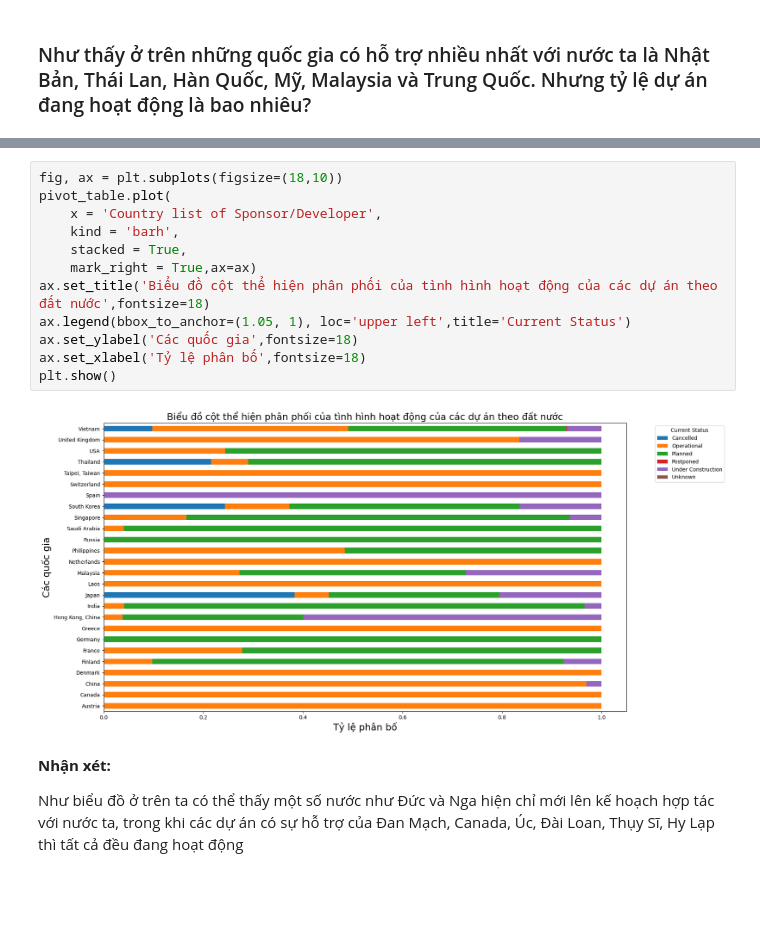
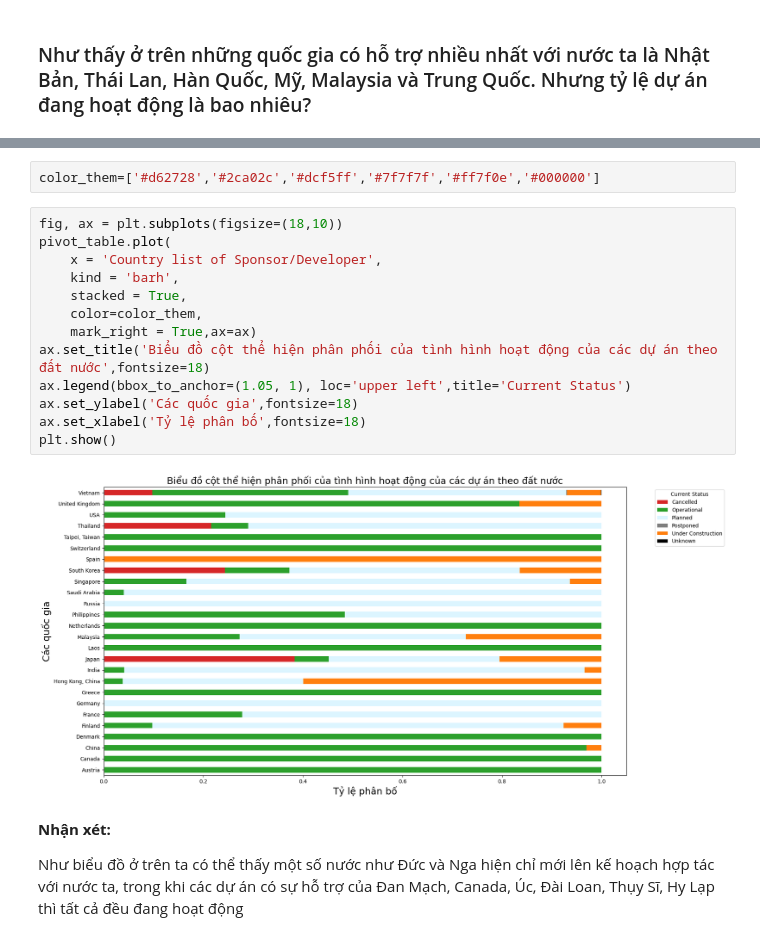
Before and after one commit to JustKidding2K/P4DS_FinalProject, a Jupyter notebook: Source.ipynb, the cells around one changed output, grey strips where cells are left out. Saved outputs shown, nothing was run; the diff lists cells and outputs as text; blank space fills up the shorter version.

```diff
--- a/Source.ipynb
+++ b/Source.ipynb
@@ -541,20 +541,23 @@ round(pivot_table,1)
 | 23 | USA | 0.0 | 0.2 | 0.8 | 0.0 | 0.0 | 0.0 |
 | 24 | United Kingdom | 0.0 | 0.8 | 0.0 | 0.0 | 0.2 | 0.0 |
 | 26 | Vietnam | 0.1 | 0.4 | 0.4 | 0.0 | 0.1 | 0.0 |
+# %%
+color_them=['#d62728','#2ca02c','#dcf5ff','#7f7f7f','#ff7f0e','#000000']
 # %%
 fig, ax = plt.subplots(figsize=(18,10))
 pivot_table.plot(
     x = 'Country list of Sponsor/Developer',
     kind = 'barh',
     stacked = True,
+    color=color_them,
     mark_right = True,ax=ax)
 ax.set_title('Biểu đồ cột thể hiện phân phối của tình hình hoạt động của các dự án theo đất nước',fontsize=18)
 ax.legend(bbox_to_anchor=(1.05, 1), loc='upper left',title='Current Status')
 ax.set_ylabel('Các quốc gia',fontsize=18)
 ax.set_xlabel('Tỷ lệ phân bố',fontsize=18)
 plt.show()
 # %% [output]
-[figure, old version]
+[figure, new version]
 # %% [markdown]
 **Nhận xét:**
 
```
Also changed, not shown: parts of 4 cells of this notebook, 2 other files.
